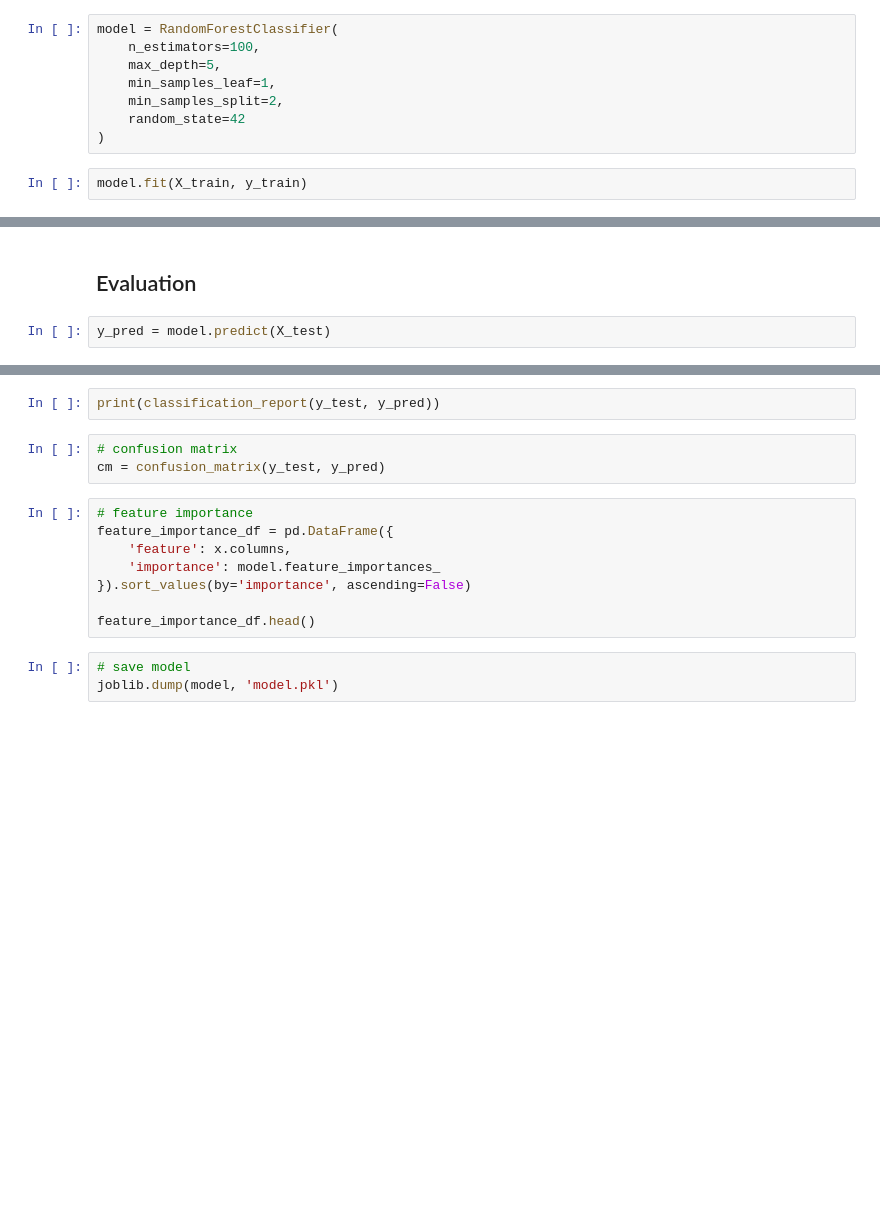
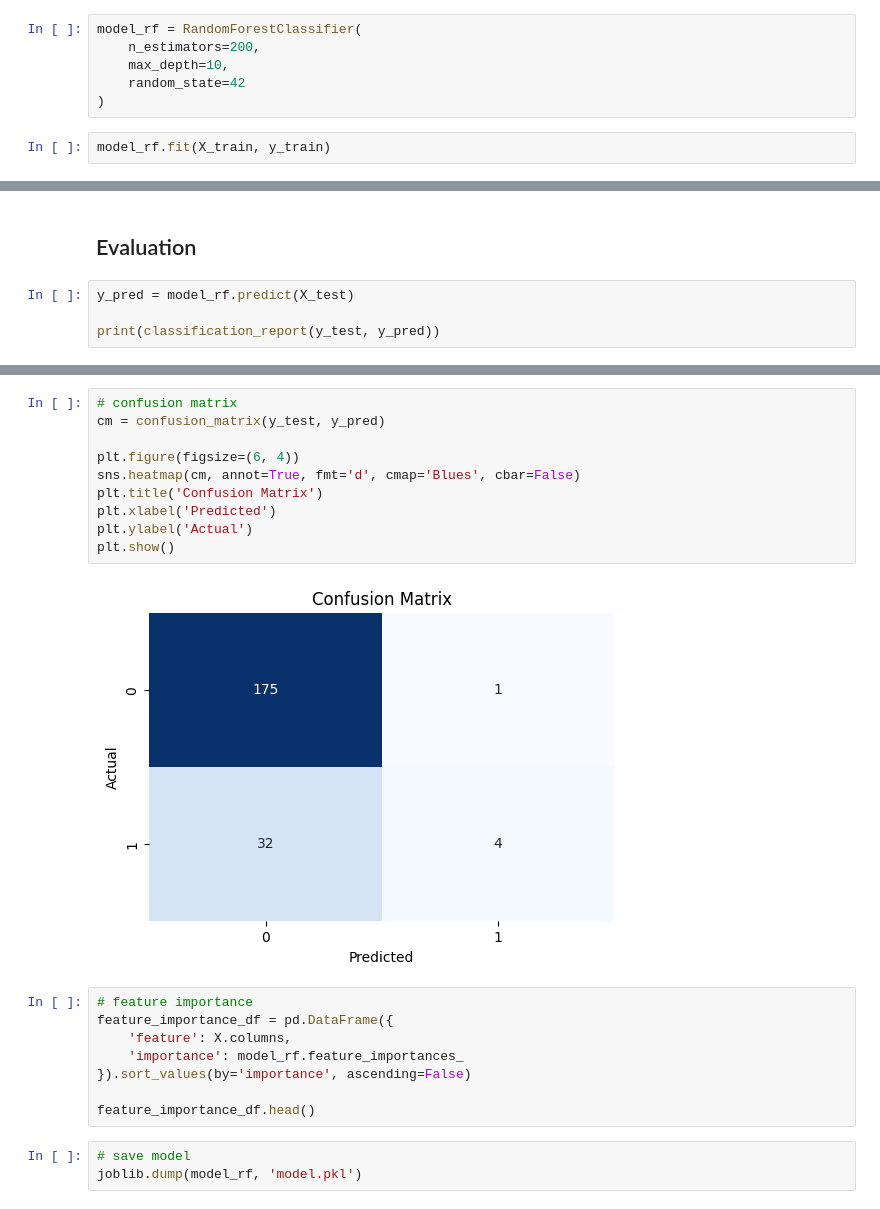
Before and after one commit to Sulbae/HR-Dashboard, a Jupyter notebook: notebook.ipynb, the cells around one changed output, grey strips where cells are left out. Drawn from its saved outputs; the diff is of its cells as text; blank space fills up the shorter version.

```diff
--- a/notebook.ipynb
+++ b/notebook.ipynb
@@ -331,12 +346,10 @@ X_train, X_test, y_train, y_test = train_test_split(
 # %% [markdown]
 ## Modeling
 # %%
-model = RandomForestClassifier(
-    n_estimators=100,
-    max_depth=5,
-    min_samples_leaf=1,
-    min_samples_split=2,
+model_rf = RandomForestClassifier(
+    n_estimators=200,
+    max_depth=10,
     random_state=42
 )
 # %%
-model.fit(X_train, y_train)
+model_rf.fit(X_train, y_train)
@@ -343,4 +358,6 @@ model.fit(X_train, y_train)
 # %% [markdown]
 ## Evaluation
 # %%
-y_pred = model.predict(X_test)
+y_pred = model_rf.predict(X_test)
+
+print(classification_report(y_test, y_pred))
@@ -347,16 +373,23 @@ y_pred = model.predict(X_test)
-# %%
-print(classification_report(y_test, y_pred))
-# %%
-# confusion matrix
-cm = confusion_matrix(y_test, y_pred)
+# %%
+# confusion matrix
+cm = confusion_matrix(y_test, y_pred)
+
+plt.figure(figsize=(6, 4))
+sns.heatmap(cm, annot=True, fmt='d', cmap='Blues', cbar=False)
+plt.title('Confusion Matrix')
+plt.xlabel('Predicted')
+plt.ylabel('Actual')
+plt.show()
+# %% [output]
+[figure, added]
 # %%
 # feature importance
 feature_importance_df = pd.DataFrame({
-    'feature': x.columns,
-    'importance': model.feature_importances_
+    'feature': X.columns,
+    'importance': model_rf.feature_importances_
 }).sort_values(by='importance', ascending=False)
 
 feature_importance_df.head()
 # %%
 # save model
-joblib.dump(model, 'model.pkl')
+joblib.dump(model_rf, 'model.pkl')
```
Also changed, not shown: parts of 4 cells of this notebook.
